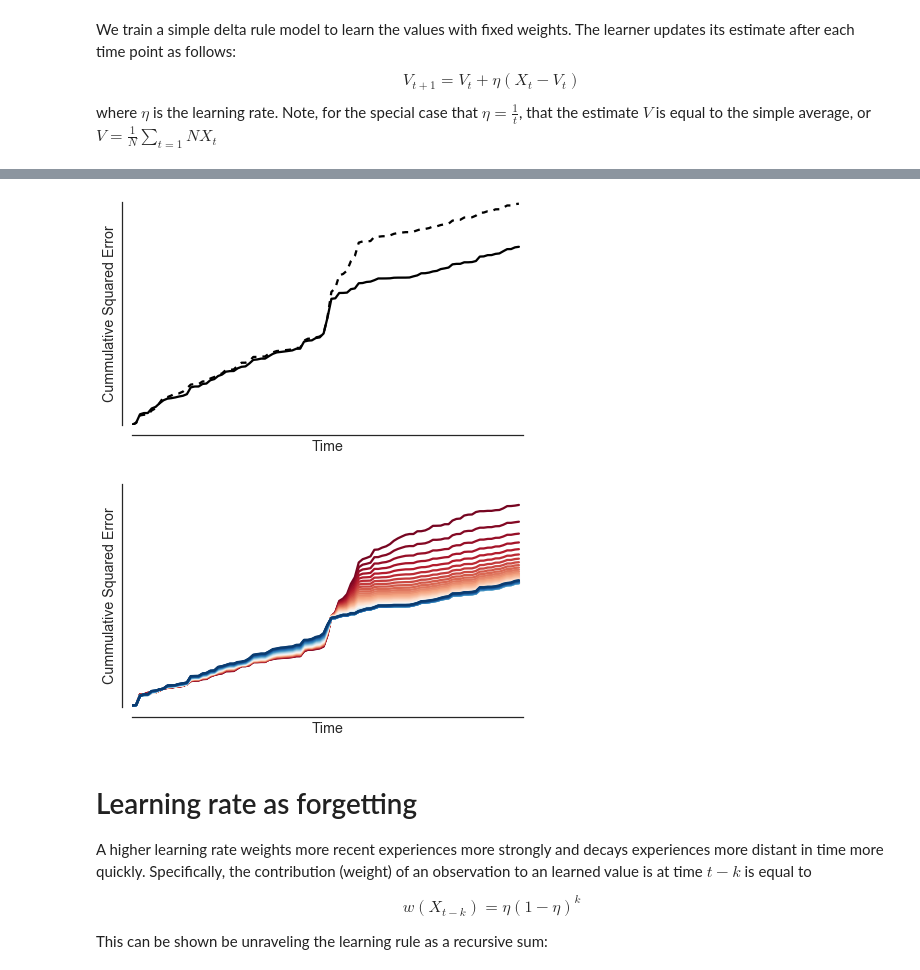
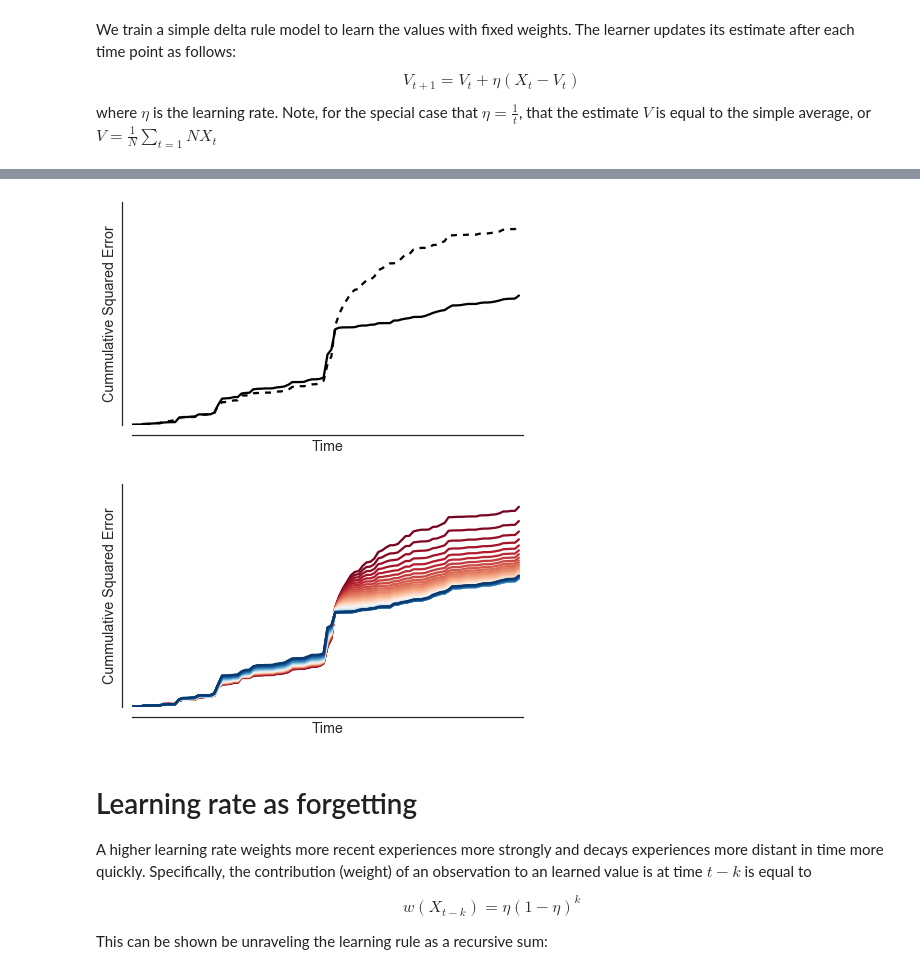
Before and after one commit to nicktfranklin/ChangePointDemo, a Jupyter notebook: Change point demo (normal).ipynb, the cells around one changed output, grey strips where cells are left out. Cells and saved outputs as stored; diff of their text form; code cells hidden in the pictures.

```diff
--- a/Change point demo (normal).ipynb
+++ b/Change point demo (normal).ipynb
@@ -9,7 +9,7 @@ Here, we generate a random sequency of numbers to learn.
 # %%
 
 mu1 = 15 # mean prior to change point
-mu2 = 15 # mean following change point
+mu2 = 5 # mean following change point
 stdev = 3
 N = 50
 
@@ -22,8 +22,8 @@ where $\eta$ is the learning rate. Note, for the special case that $\eta =\frac{
 # %%
 
 # set the learning rates of the models!
-learning_rate0 = 0.25
-learning_rate1 = 0.10
+learning_rate0 = 0.3
+learning_rate1 = 0.05
 
 # create a simple RL Agent
 XY = np.concatenate([X, Y])
@@ -36,7 +36,6 @@ for X0 in XY:
     v += learning_rate0 *(X0 - v)
 
 v = X[0]
-eta = 0.1
 q2 = []
 for X0 in XY:
     q2.append(v)
@@ -73,45 +72,44 @@ for ii, X0 in enumerate(XY):
 
 with sns.axes_style('ticks'):
     plt.figure(figsize=(7, 4))
-#     plt.plot(np.cumsum(ml_error), 'r', label='Simple Running Average')
     plt.plot(np.cumsum(q_error), 'k', label='Learning Rate = %.2f' % learning_rate0)
     plt.plot(np.cumsum(q2_error), 'k--', label='Learning Rate = %.2f' % learning_rate1)
     ax = plt.gca()
     ax.set_yticks([])
     ax.set_ylabel('Cummulative Squared Error')
     ax.set_xticks([])
-#     ax.set_ylim([0, 900])
     ax.set_xlabel('Time')
     sns.despine(trim=True, offset=10)
     plt.savefig('D8.png', dpi=300)
 # %% [output]
-[figure, old version]
+[figure, new version]
 # %%
 
 etas =  np.arange(0.05, 0.51, 0.01)
 
 CC = sns.color_palette('RdBu', len(etas))
 with sns.axes_style('ticks'):
     plt.figure(figsize=(7, 4))
 
     for ii, eta in enumerate(etas):
         q_error = []
         v = 15
         for X0 in XY:
             q_error.append((X0-v)**2)
             v += eta *(X0 - v)
         plt.plot(np.cumsum(q_error), color=CC[ii])
 
     ax = plt.gca()
     ax.set_yticks([])
-#     ax.set_ylim([0, 900])
     ax.set_ylabel('Cummulative Squared Error')
     ax.set_xticks([])
     ax.set_xlabel('Time')
+    fig = plt.gcf()
+#     cax = fig.add_axes([1, 0.25, 0.02, 0.5])
+
     sns.despine(trim=True, offset=10)
-    plt.savefig('D8b.png', dpi=300)
 # %% [output]
-[figure, old version]
+[figure, new version]
 # %% [markdown]
 # Learning rate as forgetting
 A higher learning rate weights more recent experiences more strongly and decays experiences more distant in time more quickly. Specifically, the contribution (weight) of an observation to an learned value is at time $t-k$ is equal to
```
Also changed, not shown: parts of 2 cells of this notebook.
